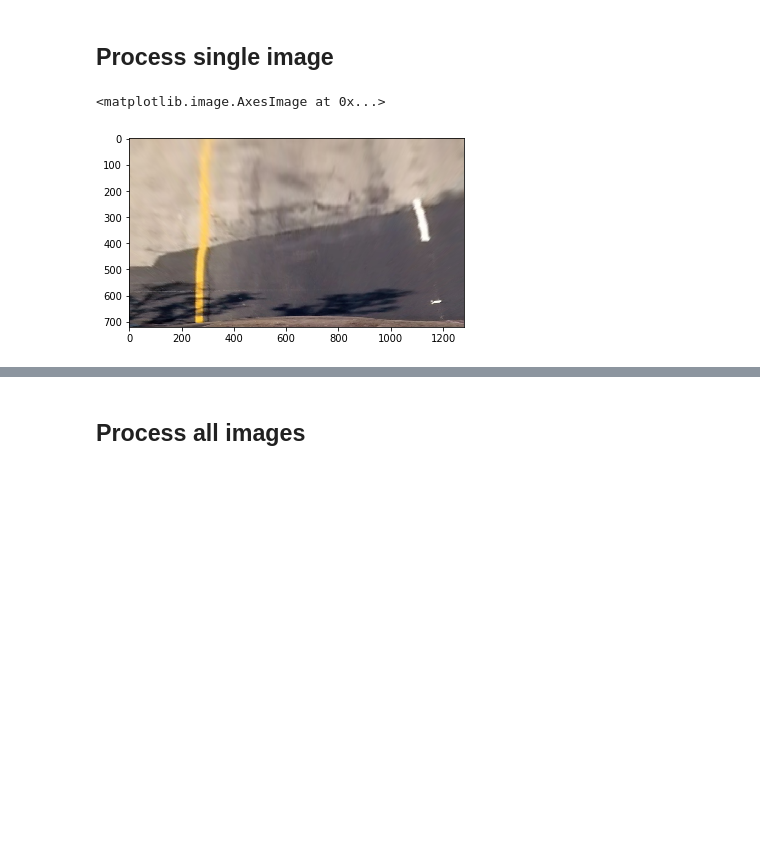
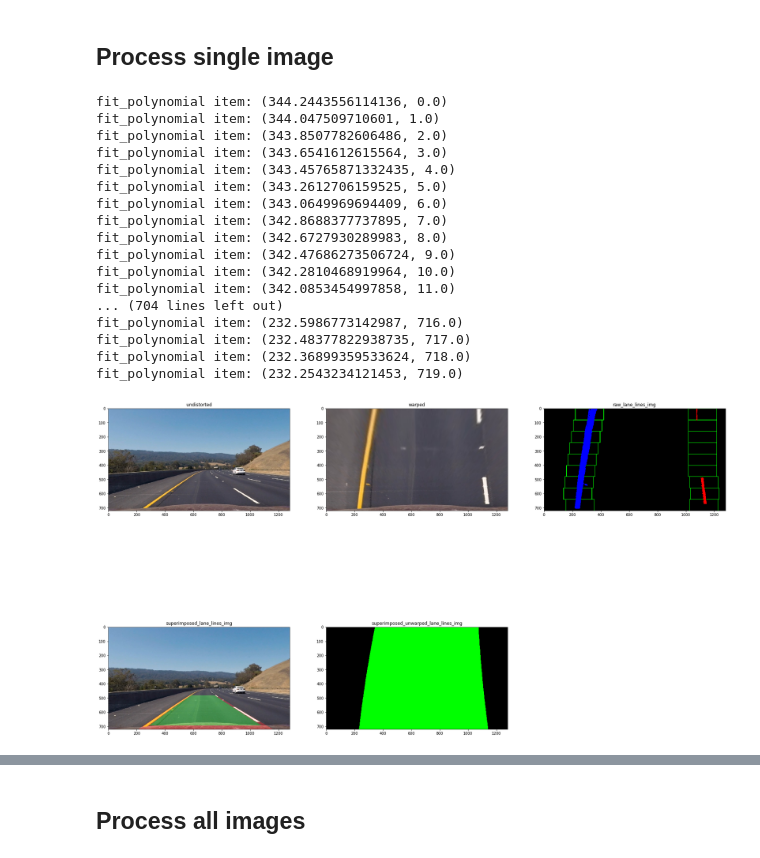
Before and after one commit to tleyden/CarND-Advanced-Lane-Lines, a Jupyter notebook: AdvancedLaneFindingProject.ipynb, the cells around one changed output, grey strips where cells are left out. Cells and saved outputs as stored; diff of their text form; code cells hidden in the pictures; blank space fills up the shorter version.

Commit message:
Easily display a bunch of images

```diff
--- a/AdvancedLaneFindingProject.ipynb
+++ b/AdvancedLaneFindingProject.ipynb
@@ -264,6 +270,7 @@ def fit_polynomial(binary_warped):
 
     # Generate x and y values for plotting
     ploty = np.linspace(0, binary_warped.shape[0]-1, binary_warped.shape[0] )
+
     try:
         left_fitx = left_fit[0]*ploty**2 + left_fit[1]*ploty + left_fit[2]
         right_fitx = right_fit[0]*ploty**2 + right_fit[1]*ploty + right_fit[2]
@@ -278,6 +285,11 @@ def fit_polynomial(binary_warped):
     out_img[lefty, leftx] = [255, 0, 0]
     out_img[righty, rightx] = [0, 0, 255]
 
+    # print("fit_polynomial zip(left_fitx, ploty): {}".format(zip(left_fitx, ploty)))
+    zipped = zip(left_fitx, ploty)
+    for item in zipped:
+        print("fit_polynomial item: {}".format(item))
+
     # Plots the left and right polynomials on the lane lines
     #plt.plot(left_fitx, ploty, color='yellow')
     #plt.plot(right_fitx, ploty, color='yellow')
@@ -329,6 +363,7 @@ class ImagePipelineResult:
         self.right_points = None
         self.raw_lane_lines_img = None
         self.superimposed_lane_lines_img = None
+        self.superimposed_unwarped_lane_lines_img = None
 # %% [markdown]
 ## Image Pipeline
 # %%
@@ -379,19 +414,59 @@ def image_pipeline(img=None, input_image_name=""):
     )
     final_result.superimposed_lane_lines_img = superimposed_lane_lines_img
 
+    superimposed_unwarped_lane_lines_img = draw_lane_unwarped(
+        undistorted,
+        undistorted,
+        left_points,
+        right_points,
+        M_inverse
+    )
+    final_result.superimposed_unwarped_lane_lines_img = superimposed_unwarped_lane_lines_img
+
+
     return final_result
 # %% [markdown]
 ## Process single image
-# %%
-image_name = "test_images/test4.jpg"
-final_result = image_pipeline(img=None, input_image_name=image_name)
-
-plt.imshow(cv2.cvtColor(final_result.warped, cv2.COLOR_BGR2RGB))
-#plt.imshow(cv2.cvtColor(final_result.raw_lane_lines_img, cv2.COLOR_BGR2RGB))
-#plt.imshow(cv2.cvtColor(final_result.superimposed_lane_lines_img, cv2.COLOR_BGR2RGB))
-#plt.imshow(final_result.binary_warped_img, cmap='gray')
-# %% [output]
-<matplotlib.image.AxesImage at 0x...>
-[figure, removed]
+# %%
+image_name = "test_images/test3.jpg"
+final_result = image_pipeline(img=None, input_image_name=image_name)
+
+show_images([
+    final_result.undistorted,
+    final_result.warped,
+    final_result.raw_lane_lines_img,
+    final_result.superimposed_lane_lines_img,
+    final_result.superimposed_unwarped_lane_lines_img,
+    ],
+    titles=[
+        "undistorted",
+        "warped",
+        "raw_lane_lines_img",
+        "superimposed_lane_lines_img",
+        "superimposed_unwarped_lane_lines_img"
+    ],
+    cv2ConvertTarget=cv2.COLOR_BGR2RGB,
+    cols=2,
+    scale_factor=1.0,
+)
+# %% [output]
+fit_polynomial item: (344.2443556114136, 0.0)
+fit_polynomial item: (344.047509710601, 1.0)
+fit_polynomial item: (343.8507782606486, 2.0)
+fit_polynomial item: (343.6541612615564, 3.0)
+fit_polynomial item: (343.45765871332435, 4.0)
+fit_polynomial item: (343.2612706159525, 5.0)
+fit_polynomial item: (343.0649969694409, 6.0)
+fit_polynomial item: (342.8688377737895, 7.0)
+fit_polynomial item: (342.6727930289983, 8.0)
+fit_polynomial item: (342.47686273506724, 9.0)
+fit_polynomial item: (342.2810468919964, 10.0)
+fit_polynomial item: (342.0853454997858, 11.0)
+... (704 lines left out)
+fit_polynomial item: (232.5986773142987, 716.0)
+fit_polynomial item: (232.48377822938735, 717.0)
+fit_polynomial item: (232.36899359533624, 718.0)
+fit_polynomial item: (232.2543234121453, 719.0)
+[figure, added]
 # %%
 plt.imshow(cv2.cvtColor(final_result.raw_lane_lines_img, cv2.COLOR_BGR2RGB))
```
Also changed, not shown: parts of 11 cells of this notebook, 2 other files.
